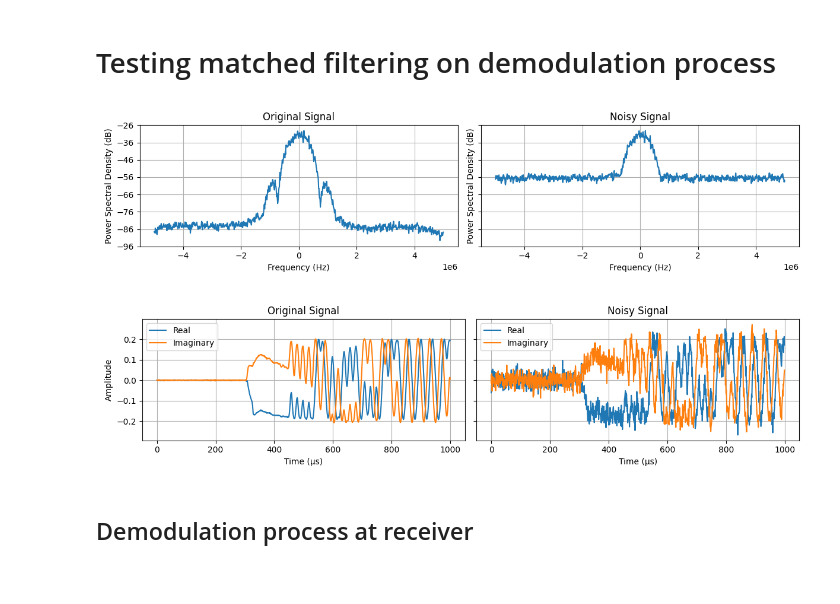
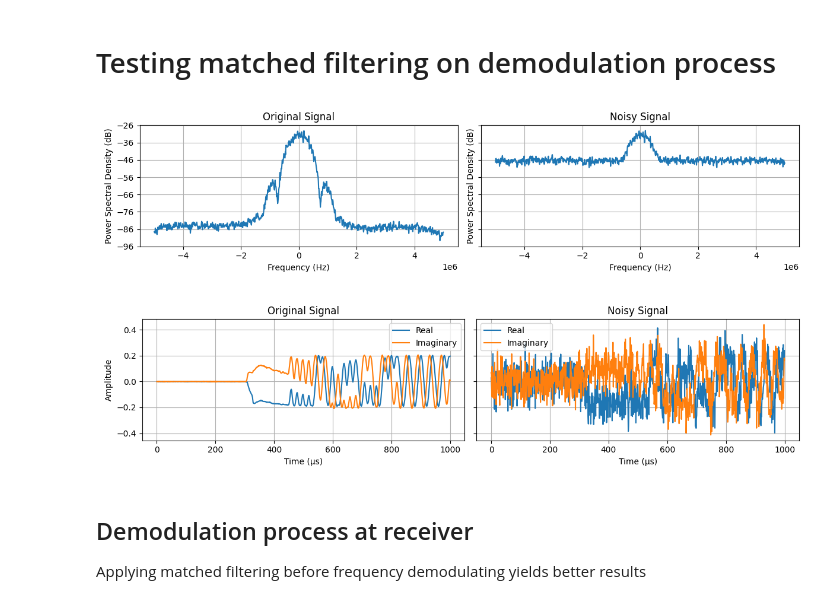
Before and after one commit to SDMote/SDR_projects, a Jupyter notebook: python_phy/matched_filter_test.ipynb, the cells around one changed output. Cells and saved outputs as stored; diff of their text form; code cells hidden in the pictures.

```diff
--- a/python_phy/matched_filter_test.ipynb
+++ b/python_phy/matched_filter_test.ipynb
@@ -29,34 +29,35 @@ plt.close('all')
 # %%
 fs = 10e6  # Hz
 sps = 10
 filename = "BLE_0dBm.dat"  # Open BLE file
 # filename = "802154_0dBm.dat"  # Open BLE file
 iq_samples = read_iq_data(f"../capture_nRF/data/new/{filename}")
 fsk_deviation_ble: float = 250e3  # Hz
 
-noise_power = -25
+noise_power = -15
 iq_samples_noisy = add_white_gaussian_noise(iq_samples, noise_power)
 
 # figsize = (12, 3)
 plot_periodograms(
     [iq_samples, iq_samples_noisy],
     fs=fs,
     titles=["Original Signal", "Noisy Signal"],
     figsize=(12, 3),
     NFFT=1024,
     horizontal=True,
 )
 time_interval = (3000, 4000)
 plot_complex_time(
     [iq_samples[time_interval[0] : time_interval[1]], iq_samples_noisy[time_interval[0] : time_interval[1]]],
     fs=fs,
     titles=["Original Signal", "Noisy Signal"],
     figsize=(12, 3),
     horizontal=True,
 )
 # %% [output]
-[figure, old version]
+[figure, new version]
-[figure, old version]
+[figure, new version]
 # %% [markdown]
 ## Demodulation process at receiver
+Applying matched filtering before frequency demodulating yields better results
 # %%
```
Also changed, not shown: parts of 3 cells of this notebook.
